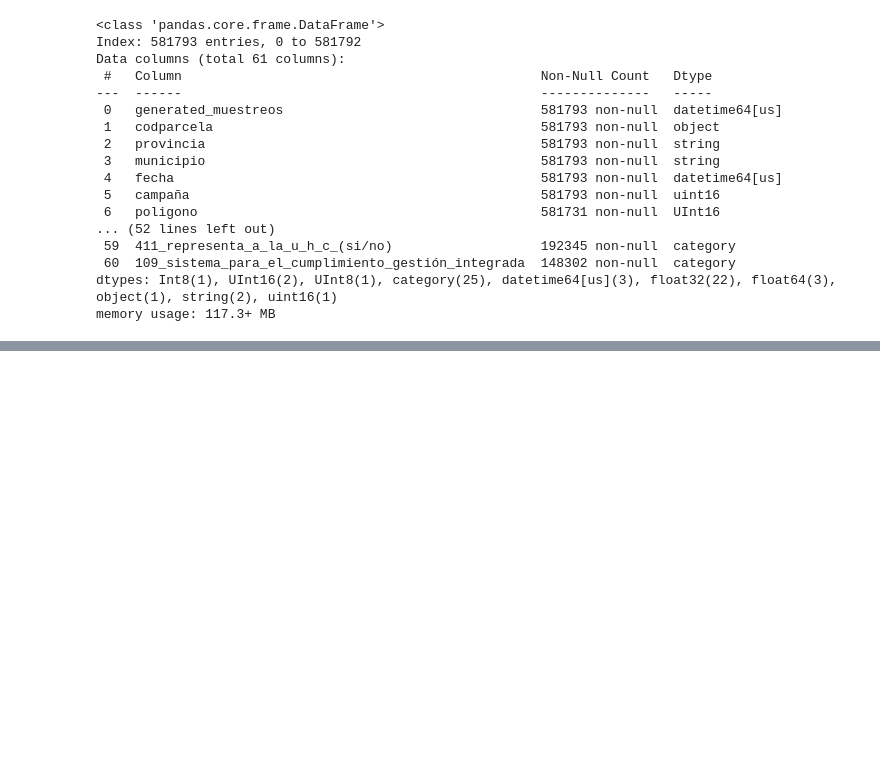
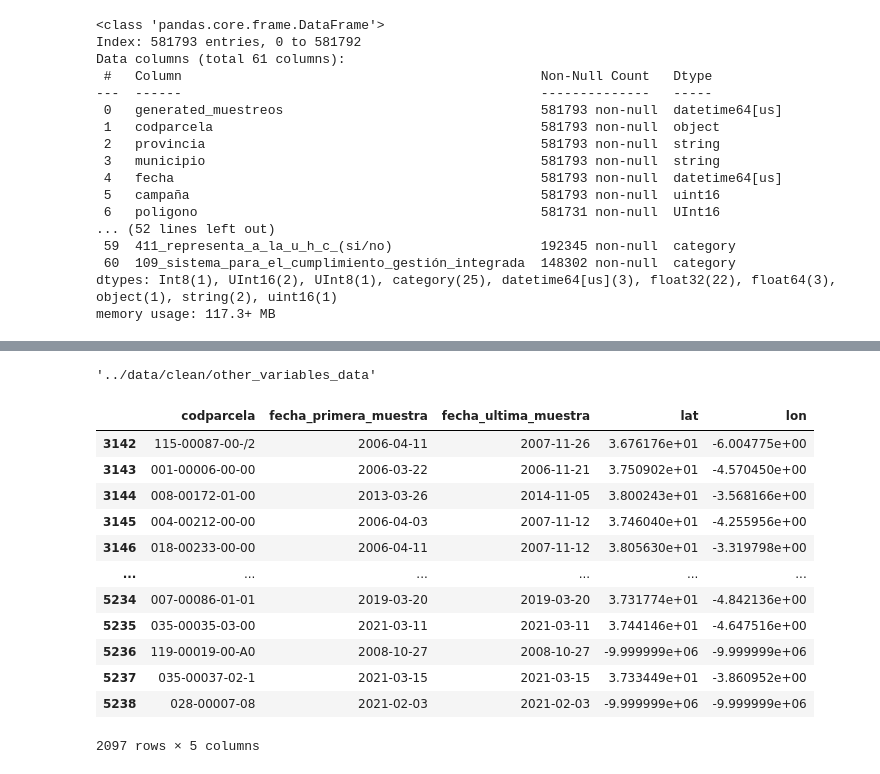
Before and after one commit to Zrive/zrive-ds-4q23-olive, a Jupyter notebook: notebooks/subset_dataset.ipynb, the cells around one changed output, grey strips where cells are left out. Saved outputs shown, nothing was run; the diff lists cells and outputs as text; code cells hidden in the pictures; blank space fills up the shorter version.

```diff
--- a/notebooks/subset_dataset.ipynb
+++ b/notebooks/subset_dataset.ipynb
@@ -81,0 +106,4 @@ for id_parcela in parcelas_with_data:
+# %%
+unzip_data_folder
+# %% [output]
+'../data/clean/other_variables_data'
@@ -81,0 +128,18 @@ for id_parcela in parcelas_with_data:
+# %%
+df_parcelas = df_parcelas[df_parcelas.index>=3142]
+# %%
+df_parcelas
+# %% [output]
+|  | codparcela | fecha_primera_muestra | fecha_ultima_muestra | lat | lon |
+| 3142 | 115-00087-00-/2 | 2006-04-11 | 2007-11-26 | 3.676176e+01 | -6.004775e+00 |
+| 3143 | 001-00006-00-00 | 2006-03-22 | 2006-11-21 | 3.750902e+01 | -4.570450e+00 |
+| 3144 | 008-00172-01-00 | 2013-03-26 | 2014-11-05 | 3.800243e+01 | -3.568166e+00 |
+| 3145 | 004-00212-00-00 | 2006-04-03 | 2007-11-12 | 3.746040e+01 | -4.255956e+00 |
+| 3146 | 018-00233-00-00 | 2006-04-11 | 2007-11-12 | 3.805630e+01 | -3.319798e+00 |
+| ... | ... | ... | ... | ... | ... |
+| 5234 | 007-00086-01-01 | 2019-03-20 | 2019-03-20 | 3.731774e+01 | -4.842136e+00 |
+| 5235 | 035-00035-03-00 | 2021-03-11 | 2021-03-11 | 3.744146e+01 | -4.647516e+00 |
+| 5236 | 119-00019-00-A0 | 2008-10-27 | 2008-10-27 | -9.999999e+06 | -9.999999e+06 |
+| 5237 | 035-00037-02-1 | 2021-03-15 | 2021-03-15 | 3.733449e+01 | -3.860952e+00 |
+| 5238 | 028-00007-08 | 2021-02-03 | 2021-02-03 | -9.999999e+06 | -9.999999e+06 |
+2097 rows × 5 columns
```
Also changed, not shown: parts of 11 cells of this notebook, 2 other files.
